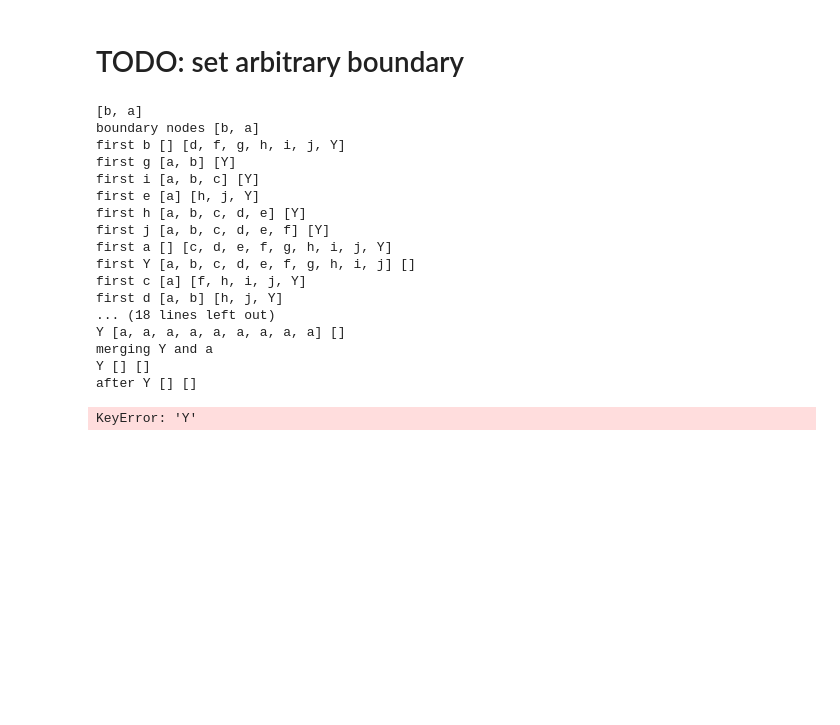
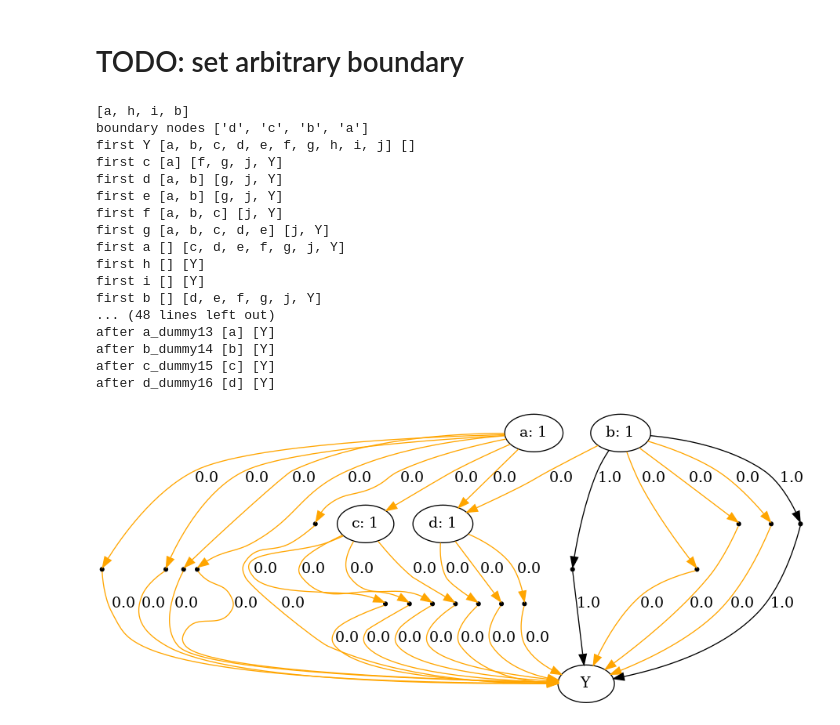
Before and after one commit to nathanwang000/Shapley-Flow, a Jupyter notebook: flow_ground_truth.ipynb, the cells around one changed output. Drawn from its saved outputs; the diff is of its cells as text; code cells hidden in the pictures; blank space fills up the shorter version.

Commit message:
updated arbitrary model boundary

```diff
--- a/flow_ground_truth.ipynb
+++ b/flow_ground_truth.ipynb
@@ -143,7 +143,7 @@ def boundary_graph(graph, boundary_nodes):
 
     for node in boundary_nodes:
         dfs(node)
-    boundary_nodes = node.name for node in visited
+    boundary_nodes = [node.name for node in visited]
     print('boundary nodes', boundary_nodes)
 
     nodes_in_d = [] # data side
@@ -151,48 +151,49 @@ def boundary_graph(graph, boundary_nodes):
     graph = copy.deepcopy(graph)
 
     for node in graph:
         print('first', node, node.args, node.children) ##############
 
     for node in topo_sort(graph):
         if node.name not in boundary_nodes:
             nodes_to_merge.append(node)
             if node.is_target_node:
                 break
         else:
             nodes_in_d.append(node)
 
     node, dummy_nodes = merge_nodes(nodes_to_merge)
     nodes = nodes_in_d + [node] + dummy_nodes
     for node in nodes:
         print('after', node, node.args, node.children)
 
     return Graph(nodes, graph.baseline_sampler, graph.target_sampler)
 
 print(get_source_nodes(graph))
-boundary_graph = boundary_graph(graph, [node.name for node in get_source_nodes(graph)])
+# boundary_graph = boundary_graph(graph, [node.name for node in get_source_nodes(graph)])
+boundary_graph = boundary_graph(graph, ['c', 'd'])
 verbose = False
 cf = CreditFlow(boundary_graph, verbose=verbose, nruns=1, visualize=verbose)
 cf.run()
 
 dot = cf.credit2dot(format_str="{:.1f}")
 dot.write_png('graph.png')
 Image('graph.png')
 # %% [output]
-[b, a]
-boundary nodes [b, a]
-first b [] [d, f, g, h, i, j, Y]
-first g [a, b] [Y]
-first i [a, b, c] [Y]
-first e [a] [h, j, Y]
-first h [a, b, c, d, e] [Y]
-first j [a, b, c, d, e, f] [Y]
-first a [] [c, d, e, f, g, h, i, j, Y]
+[a, h, i, b]
+boundary nodes ['d', 'c', 'b', 'a']
 first Y [a, b, c, d, e, f, g, h, i, j] []
-first c [a] [f, h, i, j, Y]
-first d [a, b] [h, j, Y]
-... (18 lines left out)
-Y [a, a, a, a, a, a, a, a, a] []
-merging Y and a
-Y [] []
-after Y [] []
+first c [a] [f, g, j, Y]
+first d [a, b] [g, j, Y]
+first e [a, b] [g, j, Y]
+first f [a, b, c] [j, Y]
+first g [a, b, c, d, e] [j, Y]
+first a [] [c, d, e, f, g, j, Y]
+first h [] [Y]
+first i [] [Y]
+first b [] [d, e, f, g, j, Y]
+... (48 lines left out)
+after a_dummy13 [a] [Y]
+after b_dummy14 [b] [Y]
+after c_dummy15 [c] [Y]
+after d_dummy16 [d] [Y]
-KeyError: 'Y'
+[figure, added]
```
Also changed, not shown: parts of 2 cells of this notebook.
